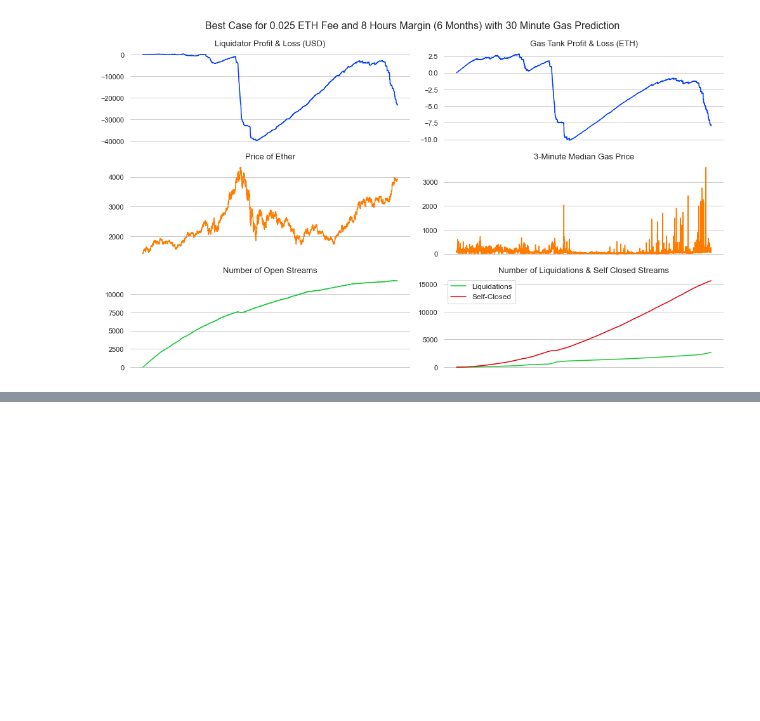
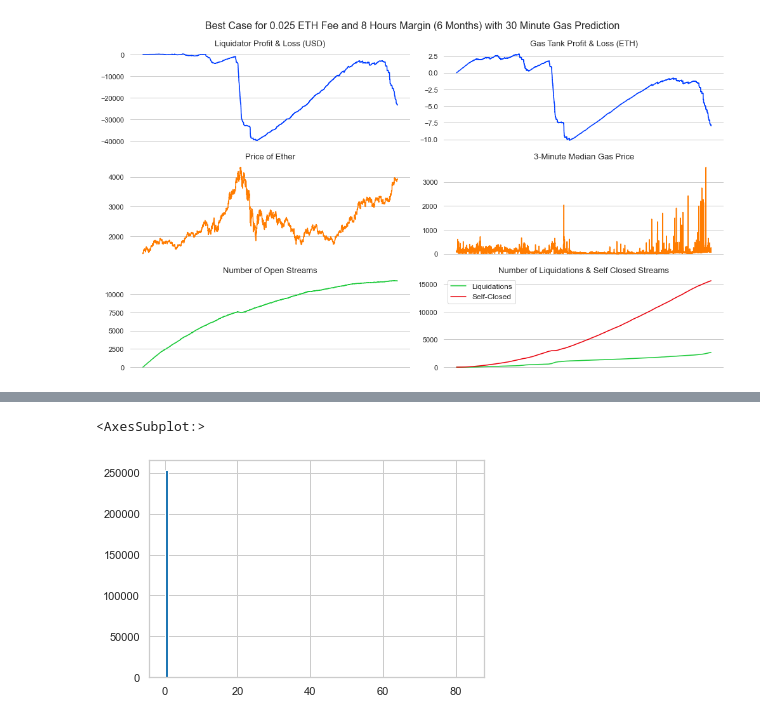
Before and after one commit to mcurcio5/superfluid-liquidations, a Jupyter notebook: sim_analysis.ipynb, the cells around one changed output, grey strips where cells are left out. Cells and saved outputs as stored; diff of their text form; code cells hidden in the pictures; blank space fills up the shorter version.

```diff
--- a/sim_analysis.ipynb
+++ b/sim_analysis.ipynb
@@ -324,0 +379,5 @@ graph_pl(df, title='Best Case for 0.025 ETH Fee and 8 Hours Margin (6 Months) wi
+# %%
+df.loc[df['avg_self_closed_size'] < 100, 'avg_self_closed_size'].hist(bins=100)
+# %% [output]
+<AxesSubplot:>
+[figure, added]
```
Also changed, not shown: parts of 9 cells of this notebook, 1 other file.
